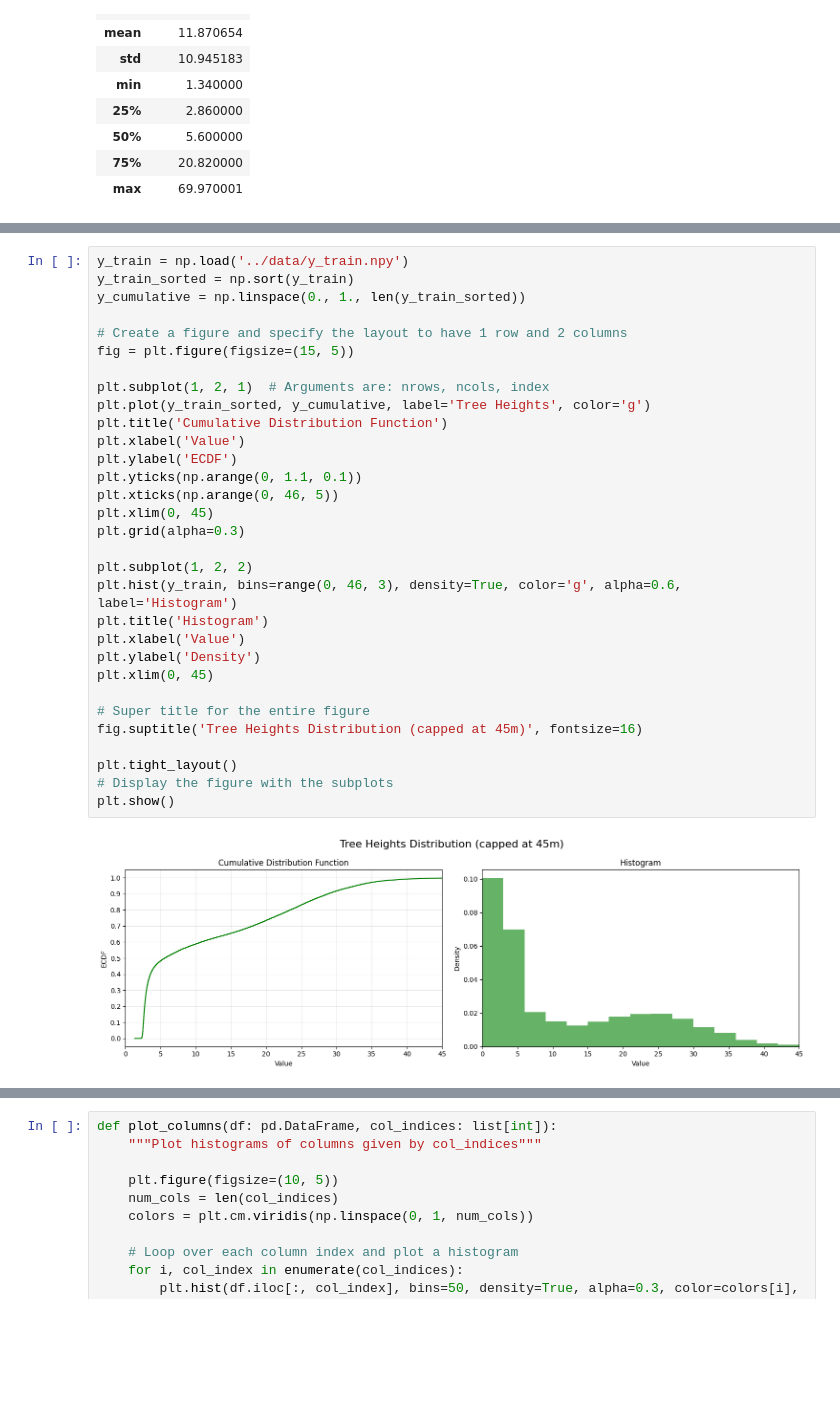
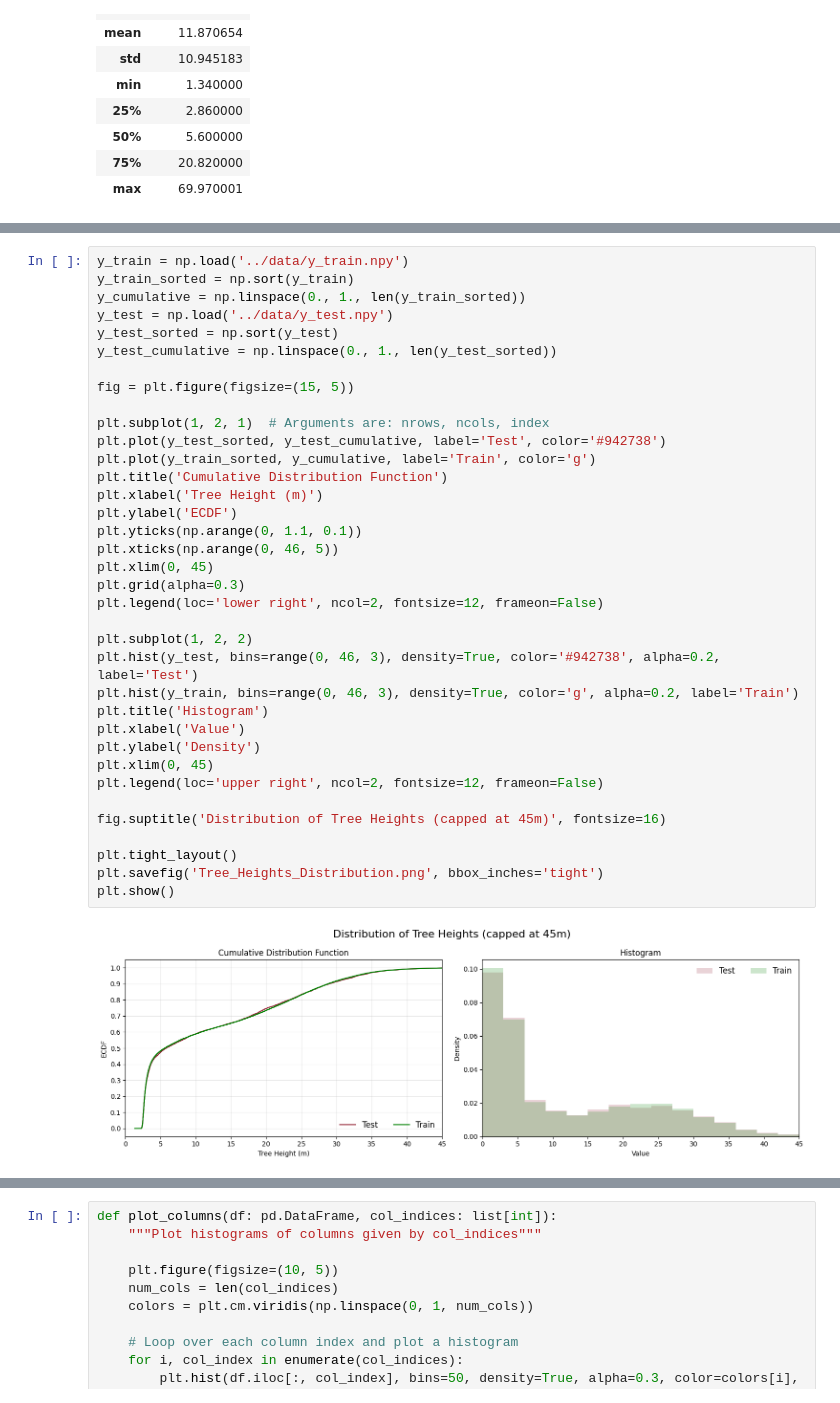
Before and after one commit to SvenLigensa/da2-casestudy, a Jupyter notebook: 1_DataExploration/1_2_ComputeStatistics.ipynb, the cells around one changed output, grey strips where cells are left out. Cells and saved outputs as stored; diff of their text form; blank space fills up the shorter version.

```diff
--- a/1_DataExploration/1_2_ComputeStatistics.ipynb
+++ b/1_DataExploration/1_2_ComputeStatistics.ipynb
@@ -110,33 +116,38 @@ plt.show()
 # %%
 y_train = np.load('../data/y_train.npy')
 y_train_sorted = np.sort(y_train)
 y_cumulative = np.linspace(0., 1., len(y_train_sorted))
+y_test = np.load('../data/y_test.npy')
+y_test_sorted = np.sort(y_test)
+y_test_cumulative = np.linspace(0., 1., len(y_test_sorted))
 
-# Create a figure and specify the layout to have 1 row and 2 columns
 fig = plt.figure(figsize=(15, 5))
 
 plt.subplot(1, 2, 1)  # Arguments are: nrows, ncols, index
-plt.plot(y_train_sorted, y_cumulative, label='Tree Heights', color='g')
+plt.plot(y_test_sorted, y_test_cumulative, label='Test', color='#942738')
+plt.plot(y_train_sorted, y_cumulative, label='Train', color='g')
 plt.title('Cumulative Distribution Function')
-plt.xlabel('Value')
+plt.xlabel('Tree Height (m)')
 plt.ylabel('ECDF')
 plt.yticks(np.arange(0, 1.1, 0.1))
 plt.xticks(np.arange(0, 46, 5))
 plt.xlim(0, 45)
 plt.grid(alpha=0.3)
+plt.legend(loc='lower right', ncol=2, fontsize=12, frameon=False)
 
 plt.subplot(1, 2, 2)
-plt.hist(y_train, bins=range(0, 46, 3), density=True, color='g', alpha=0.6, label='Histogram')
+plt.hist(y_test, bins=range(0, 46, 3), density=True, color='#942738', alpha=0.2, label='Test')
+plt.hist(y_train, bins=range(0, 46, 3), density=True, color='g', alpha=0.2, label='Train')
 plt.title('Histogram')
 plt.xlabel('Value')
 plt.ylabel('Density')
 plt.xlim(0, 45)
+plt.legend(loc='upper right', ncol=2, fontsize=12, frameon=False)
 
-# Super title for the entire figure
-fig.suptitle('Tree Heights Distribution (capped at 45m)', fontsize=16)
+fig.suptitle('Distribution of Tree Heights (capped at 45m)', fontsize=16)
 
 plt.tight_layout()
-# Display the figure with the subplots
+plt.savefig('Tree_Heights_Distribution.png', bbox_inches='tight')
 plt.show()
 # %% [output]
-[figure, old version]
+[figure, new version]
```
Also changed, not shown: parts of 5 cells of this notebook, 3 other files.
